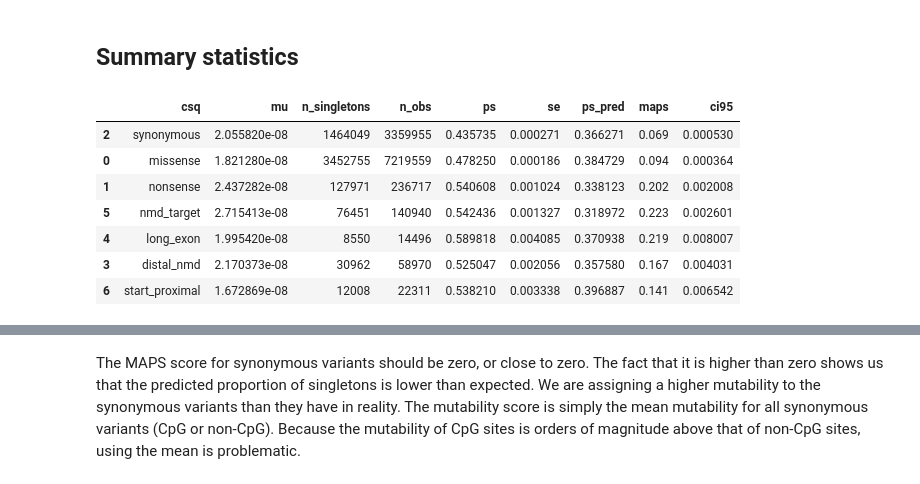
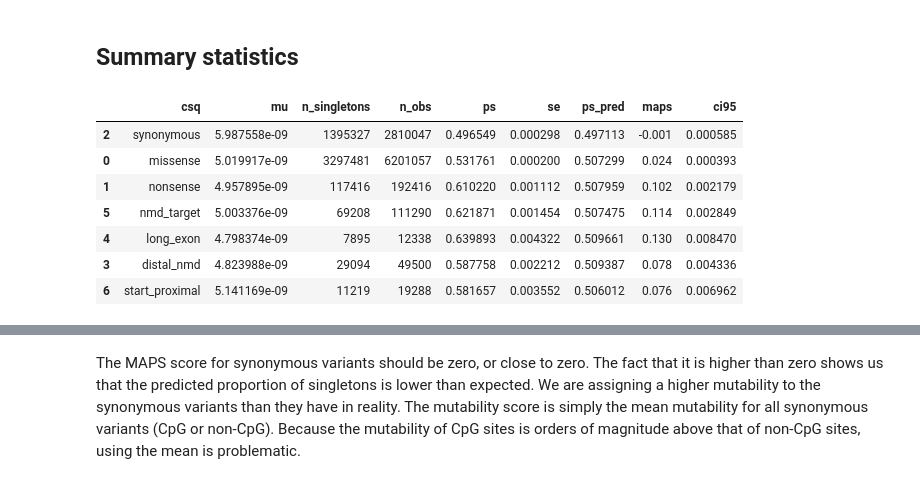
Before and after one commit to alexblakes/regional_nonsense_constraint, a Jupyter notebook: scripts_statistics/maps_calculation.ipynb, the cells around one changed output, grey strips where cells are left out. Cells and saved outputs as stored; diff of their text form; code cells hidden in the pictures.

Commit message:
Calculate MAPS for CpG separately

```diff
--- a/scripts_statistics/maps_calculation.ipynb
+++ b/scripts_statistics/maps_calculation.ipynb
@@ -167,42 +159,43 @@ The plot looks nearly identical.
 # %% [markdown]
 ## Summary statistics
 # %%
-# This text file contains statistics for both CpG and non-CpG sites
-df = pd.read_csv("../outputs/proportion_singletons_by_csq_and_region_cpg.tsv", sep="\t")
+# Proportion of singletons for non-CpG sites
+non = pd.read_csv("../outputs/proportion_singletons_by_csq_and_region_no_cpg.tsv", sep="\t")
 
-df["csq"] = pd.Categorical(
-    df["csq"],
-    categories=[
-        "synonymous",
-        "missense",
-        "nonsense",
-        "nmd_target",
-        "long_exon",
-        "distal_nmd",
-        "start_proximal",
-    ],
-)
+# PS for CpG sites
+cpg = pd.read_csv("../outputs/proportion_singletons_by_csq_and_region_cpg.tsv", sep="\t")
 
-df = df.sort_values("csq")
+def calculate_maps(df, model):
+    df["csq"] = pd.Categorical(
+        df["csq"],
+        categories=[
+            "synonymous",
+            "missense",
+            "nonsense",
+            "nmd_target",
+            "long_exon",
+            "distal_nmd",
+            "start_proximal",
+        ],
+    )
 
-df["se"] = np.sqrt((df["ps"] * (1 - df["ps"])) / df["n_obs"])
-df["ps_pred"] = np.exp(model.predict(sm.tools.add_constant(df["mu"])))
-df["maps"] = np.round((df["ps"] - df["ps_pred"]), 3)
-df["ci95"] = 1.96 * df["se"]
+    df = df.sort_values("csq")
 
-# df.to_csv(
-#     "../outputs/proportion_singletons_maps_summary_statistics.tsv",
-#     sep="\t",
-#     index=False,
-# )
+    df["se"] = np.sqrt((df["ps"] * (1 - df["ps"])) / df["n_obs"])
+    df["ps_pred"] = np.exp(model.predict(sm.tools.add_constant(df["mu"])))
+    df["maps"] = np.round((df["ps"] - df["ps_pred"]), 3)
+    df["ci95"] = 1.96 * df["se"]
 
+    return df
+
+df = calculate_maps(non, model=model)
 df
 # %% [output]
 |  | csq | mu | n_singletons | n_obs | ps | se | ps_pred | maps | ci95 |
-| 2 | synonymous | 2.055820e-08 | 1464049 | 3359955 | 0.435735 | 0.000271 | 0.366271 | 0.069 | 0.000530 |
-| 0 | missense | 1.821280e-08 | 3452755 | 7219559 | 0.478250 | 0.000186 | 0.384729 | 0.094 | 0.000364 |
-| 1 | nonsense | 2.437282e-08 | 127971 | 236717 | 0.540608 | 0.001024 | 0.338123 | 0.202 | 0.002008 |
-| 5 | nmd_target | 2.715413e-08 | 76451 | 140940 | 0.542436 | 0.001327 | 0.318972 | 0.223 | 0.002601 |
-| 4 | long_exon | 1.995420e-08 | 8550 | 14496 | 0.589818 | 0.004085 | 0.370938 | 0.219 | 0.008007 |
-| 3 | distal_nmd | 2.170373e-08 | 30962 | 58970 | 0.525047 | 0.002056 | 0.357580 | 0.167 | 0.004031 |
-| 6 | start_proximal | 1.672869e-08 | 12008 | 22311 | 0.538210 | 0.003338 | 0.396887 | 0.141 | 0.006542 |
+| 2 | synonymous | 5.987558e-09 | 1395327 | 2810047 | 0.496549 | 0.000298 | 0.497113 | -0.001 | 0.000585 |
+| 0 | missense | 5.019917e-09 | 3297481 | 6201057 | 0.531761 | 0.000200 | 0.507299 | 0.024 | 0.000393 |
+| 1 | nonsense | 4.957895e-09 | 117416 | 192416 | 0.610220 | 0.001112 | 0.507959 | 0.102 | 0.002179 |
+| 5 | nmd_target | 5.003376e-09 | 69208 | 111290 | 0.621871 | 0.001454 | 0.507475 | 0.114 | 0.002849 |
+| 4 | long_exon | 4.798374e-09 | 7895 | 12338 | 0.639893 | 0.004322 | 0.509661 | 0.130 | 0.008470 |
+| 3 | distal_nmd | 4.823988e-09 | 29094 | 49500 | 0.587758 | 0.002212 | 0.509387 | 0.078 | 0.004336 |
+| 6 | start_proximal | 5.141169e-09 | 11219 | 19288 | 0.581657 | 0.003552 | 0.506012 | 0.076 | 0.006962 |
```
Also changed, not shown: parts of 18 cells of this notebook.
